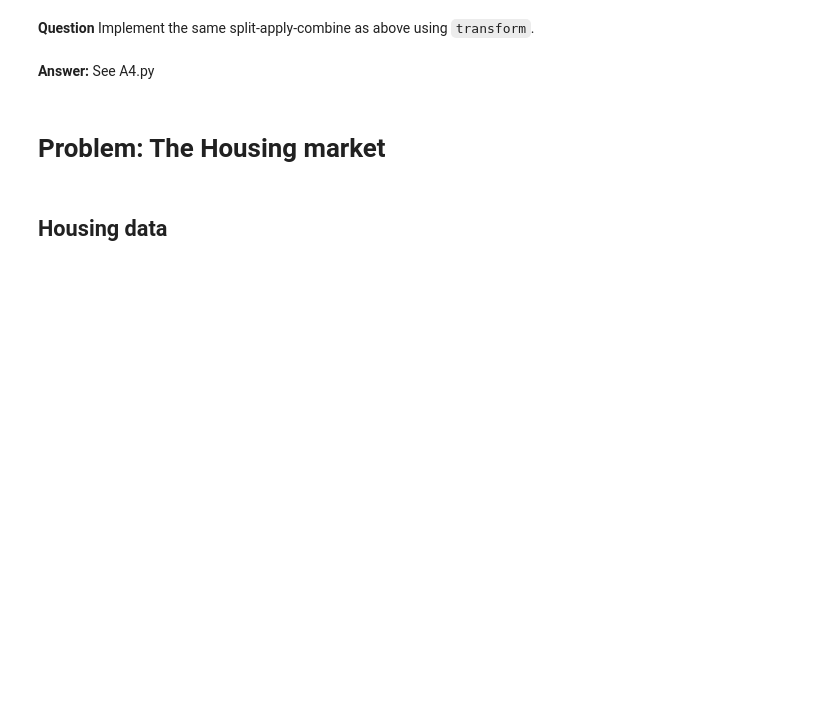
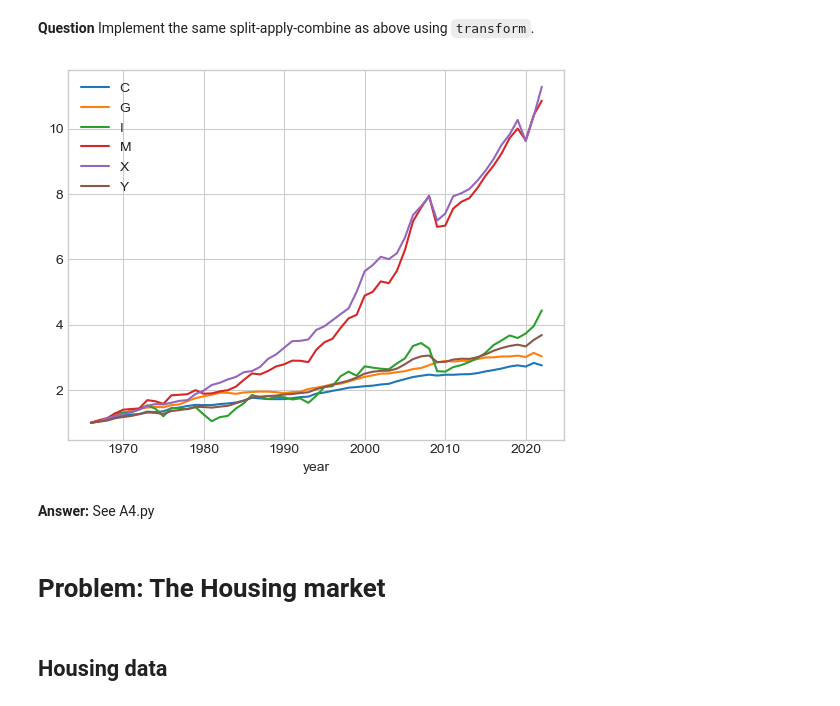
Before and after one commit to NumEconCopenhagen/IntroProg-exercises, a Jupyter notebook: PS4/problem_set_4.ipynb, the cells around one changed output. Drawn from its saved outputs; the diff is of its cells as text; code cells hidden in the pictures; blank space fills up the shorter version.

```diff
--- a/PS4/problem_set_4.ipynb
+++ b/PS4/problem_set_4.ipynb
@@ -35,3 +48,6 @@ unit_dict['Current prices'] = 'nominal'
 **Step 1:** Download all of table `nah1`.
 # %%
 # hint, nah1 = dst.get_data(table_id = '?', variables={'TRANSAKT':[?], 'PRISENHED':[?], 'TID':[?]})
+data = dst.get_data(table_id = 'nah1', variables={'TRANSAKT':['*'], 'PRISENHED':['*'], 'TID':['*']})
+nah1 = dstu.to_dataframe(data)
+nah1.sample(20)
@@ -39,9 +73,13 @@ unit_dict['Current prices'] = 'nominal'
 **Step 2:** Rename the columns using `columns_dict` and replace data using `var_dict` and `unit_dict`.
 # %%
 # hint, nah1_true.rename(?,inplace=True)
+nah1.rename(columns = columns_dict, inplace=True)
 
 # for key,value in var_dict.items():
 #   nah1.variable.replace(?)
+nah1.variable.replace(var_dict, inplace=True)
 
 #for key,value in unit_dict.items():
 #   nah1.unit.replace(?)
+nah1.unit.replace(unit_dict, inplace=True)
+nah1
@@ -52,0 +102,9 @@ unit_dict['Current prices'] = 'nominal'
+# %%
+# write you code here
+I = nah1.variable.isin(var_dict.values()) # .isin operator is True if nah1.variable is in the values of var_dict
+nah1 = nah1[I]
+nah1.reset_index(inplace = True, drop = True) # Drop old index too
+
+# value to float
+nah1.value = nah1.value.astype('float')
+nah1
@@ -113,11 +259,19 @@ plot(nah1_true)
 # %%
 def first(x): # select the first element in a series
     return x.iloc[0]
 
-# nah1_alt = nah1_final.copy()
-# grouped = nah1_alt.groupby(?)
-#nah1_alt[?] = ?.transform(lambda x: ?)
-#nah1_alt.head()
+nah1_alt = nah1.copy()
+grouped = nah1_alt.groupby(['variable','unit'])
+nah1_alt['indexed'] = grouped.transform(lambda x: x/first(x))['value']
+
+I = nah1_alt.unit == 'real'
+nah1_alt = nah1_alt[I]
+
+(nah1_alt.set_index('year')
+         .groupby('variable')['indexed']
+         .plot(legend=True));
+# %% [output]
+[figure, added]
 # %% [markdown]
 **Answer:** See A4.py
 # %% [markdown]
```
Also changed, not shown: parts of 16 cells of this notebook, 1 other file.
